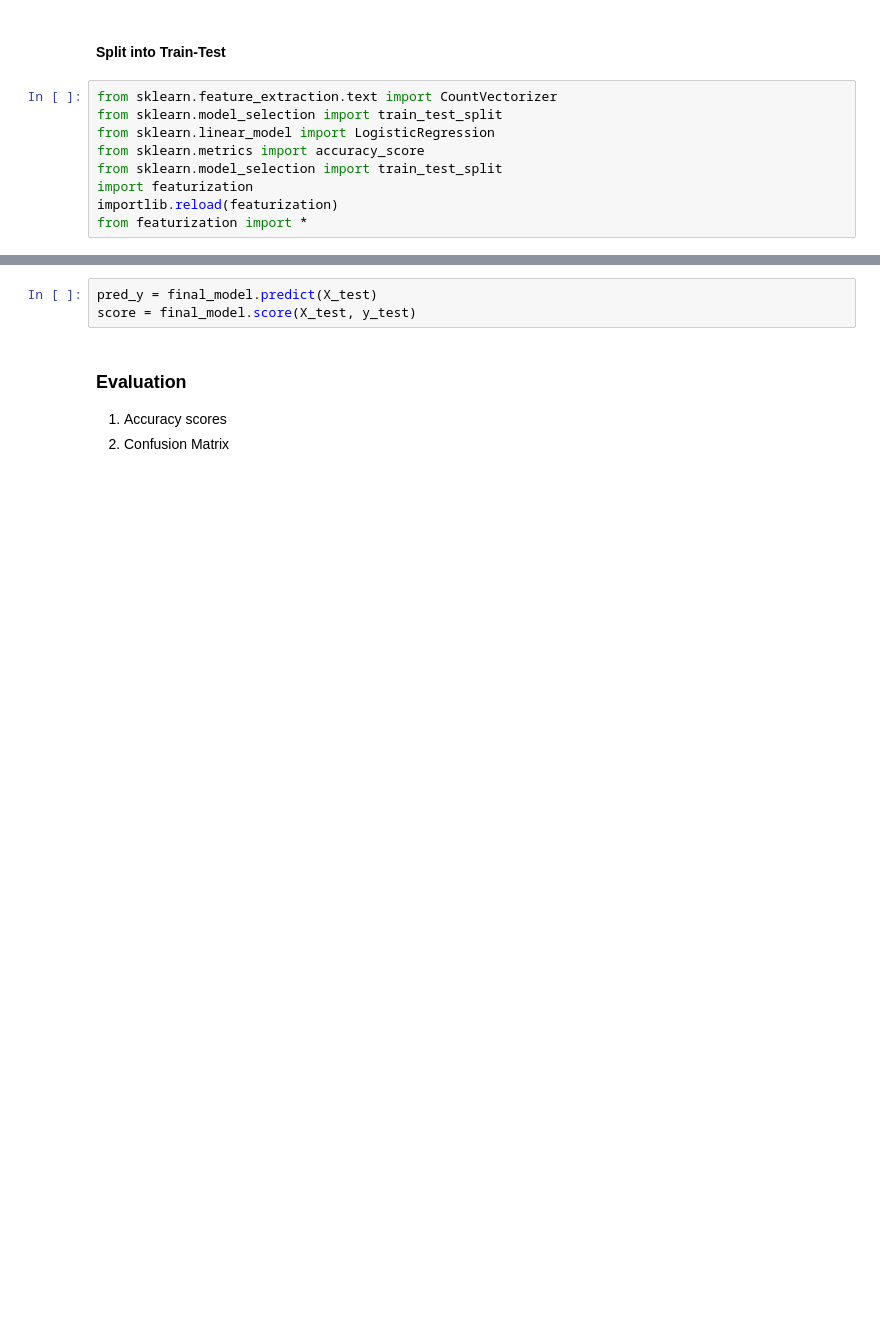
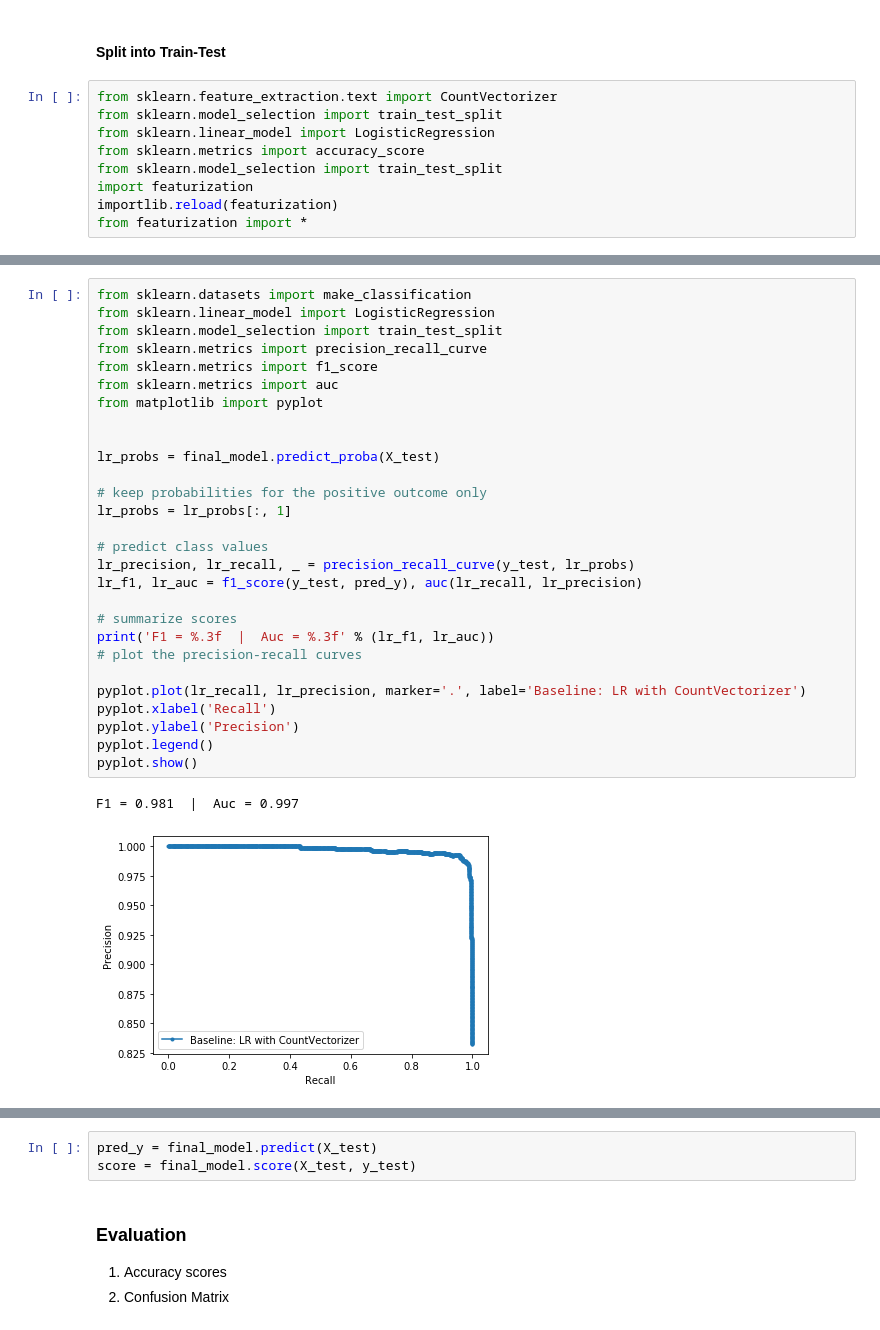
Before and after one commit to MallikaKhullar/CS224u-project, a Jupyter notebook: notebooks/Experiment-Protocol.ipynb, the cells around one changed output, grey strips where cells are left out. Drawn from its saved outputs; the diff is of its cells as text; blank space fills up the shorter version.

```diff
--- a/notebooks/Experiment-Protocol.ipynb
+++ b/notebooks/Experiment-Protocol.ipynb
@@ -271,0 +297,31 @@ LogisticRegression(C=0.25, class_weight=None, dual=False, fit_intercept=True,
+# %%
+from sklearn.datasets import make_classification
+from sklearn.linear_model import LogisticRegression
+from sklearn.model_selection import train_test_split
+from sklearn.metrics import precision_recall_curve
+from sklearn.metrics import f1_score
+from sklearn.metrics import auc
+from matplotlib import pyplot
+
+
+lr_probs = final_model.predict_proba(X_test)
+
+# keep probabilities for the positive outcome only
+lr_probs = lr_probs[:, 1]
+
+# predict class values
+lr_precision, lr_recall, _ = precision_recall_curve(y_test, lr_probs)
+lr_f1, lr_auc = f1_score(y_test, pred_y), auc(lr_recall, lr_precision)
+
+# summarize scores
+print('F1 = %.3f  |  Auc = %.3f' % (lr_f1, lr_auc))
+# plot the precision-recall curves
+
+pyplot.plot(lr_recall, lr_precision, marker='.', label='Baseline: LR with CountVectorizer')
+pyplot.xlabel('Recall')
+pyplot.ylabel('Precision')
+pyplot.legend()
+pyplot.show()
+# %% [output]
+F1 = 0.981  |  Auc = 0.997
+[figure, added]
```
Also changed, not shown: parts of 26 cells of this notebook, 1 other file.
